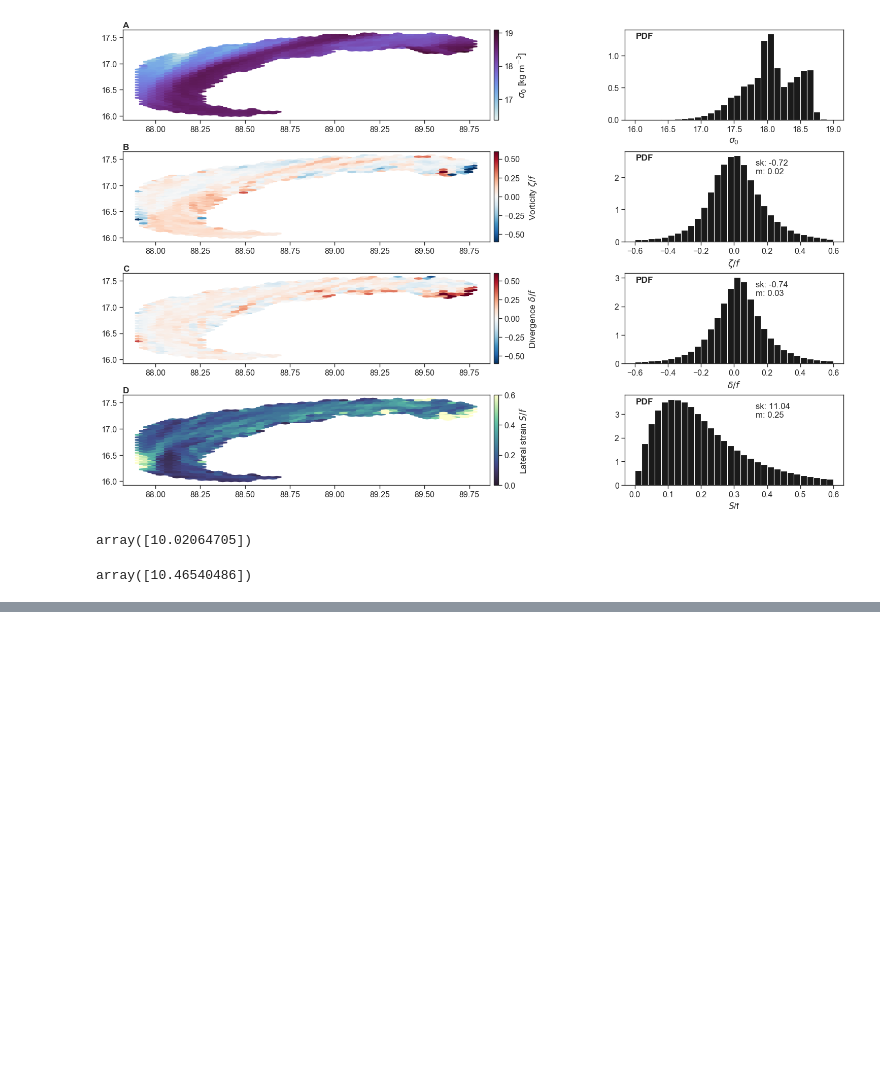
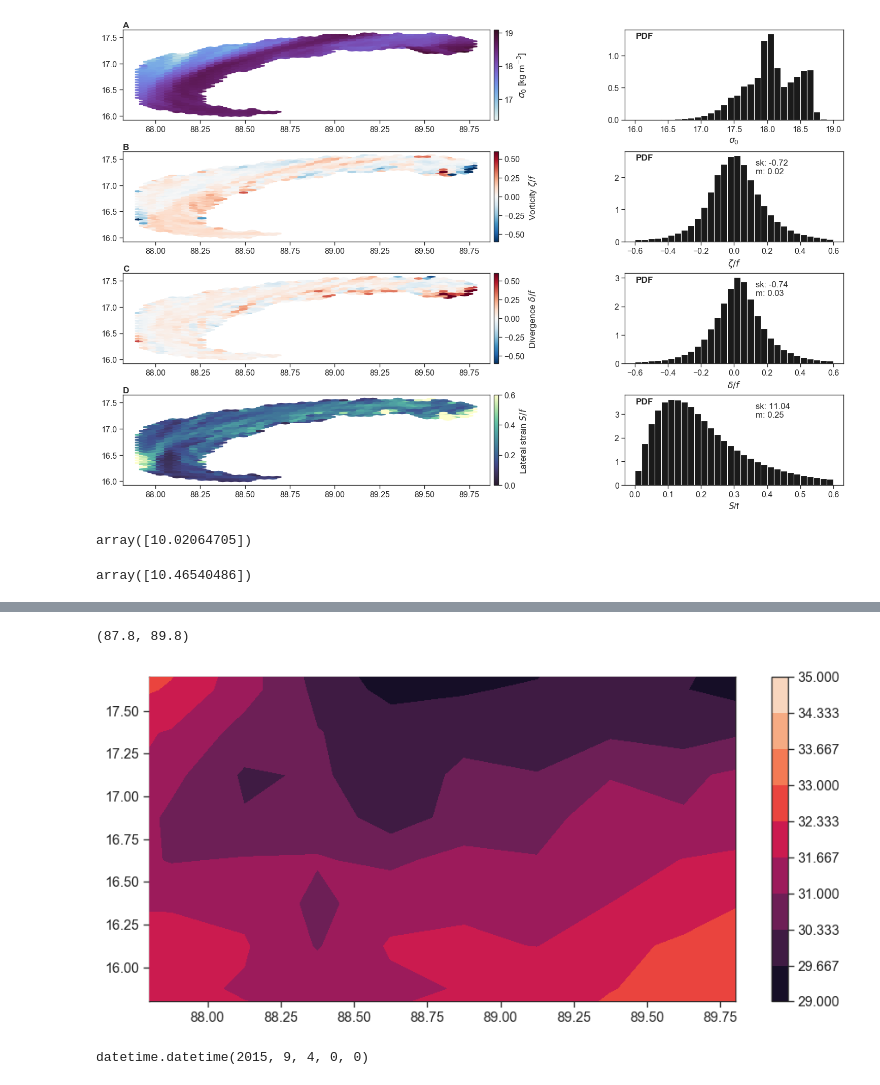
Before and after one commit to sessink/velocity_gradients, a Jupyter notebook: notebooks/maps_histograms.ipynb, the cells around one changed output, grey strips where cells are left out. Drawn from its saved outputs; the diff is of its cells as text; code cells hidden in the pictures; blank space fills up the shorter version.

```diff
--- a/notebooks/maps_histograms.ipynb
+++ b/notebooks/maps_histograms.ipynb
@@ -224,0 +264,12 @@ plt.savefig('../figures/kp_maps.pdf')
+# %%
+plt.contourf(lonx, latx,smap.sss[:,:,155], v, zorder=11)
+plt.colorbar()
+plt.ylim(15.8,17.7)
+plt.xlim(87.8,89.8)
+# %% [output]
+(87.8, 89.8)
+[figure, added]
+# %%
+datenum2datetime( smap.time[152] )
+# %% [output]
+datetime.datetime(2015, 9, 4, 0, 0)
```
Also changed, not shown: parts of 5 cells of this notebook, 2 other files.
